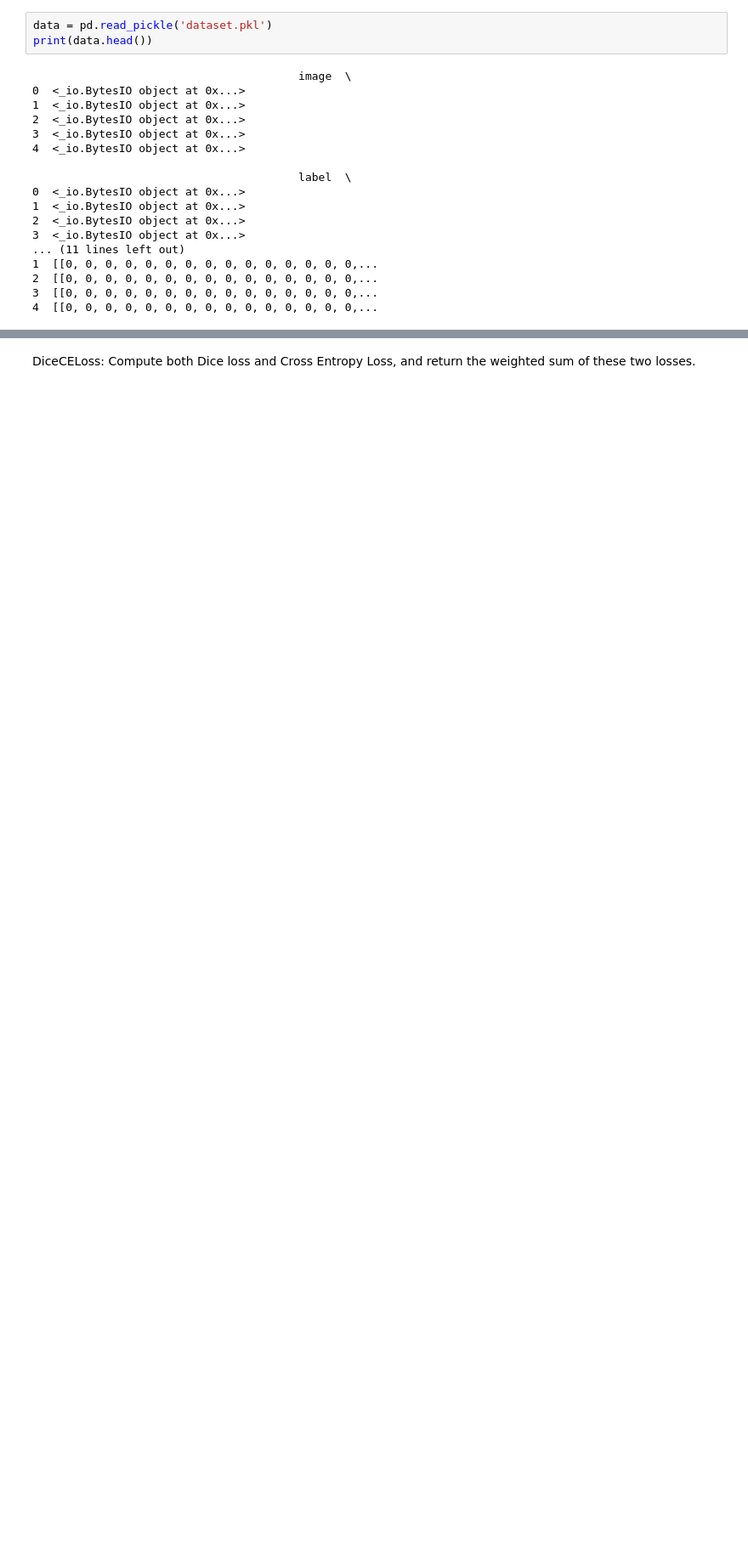
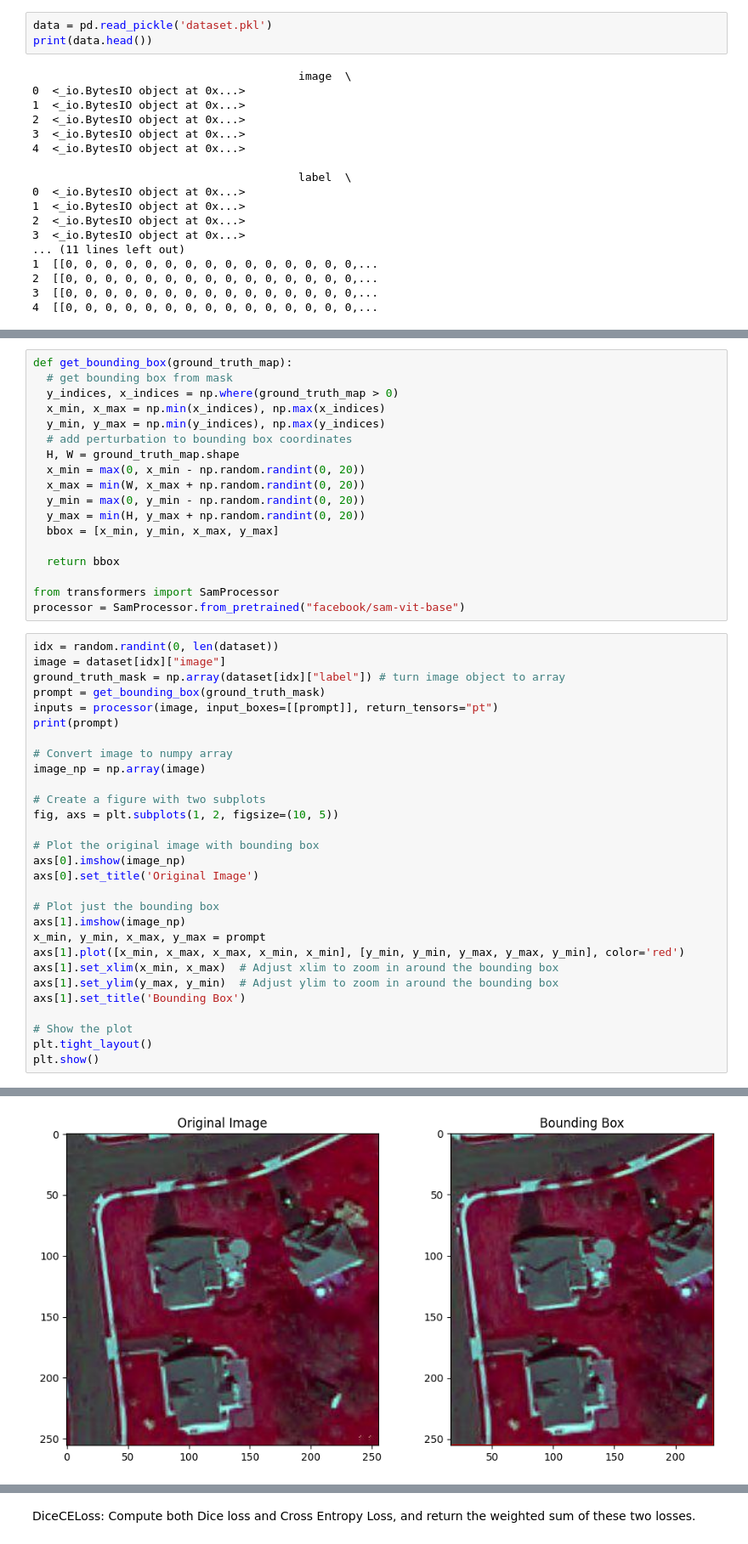
Before and after one commit to pengwingokla/MetaAI-segment-anything-model, a Jupyter notebook: finalproj-segment-anything-model/notebooks/stream.ipynb, the cells around one changed output, grey strips where cells are left out. Shown at 85% size. Saved outputs shown, nothing was run; the diff lists cells and outputs as text; blank space fills up the shorter version.

```diff
--- a/finalproj-segment-anything-model/notebooks/stream.ipynb
+++ b/finalproj-segment-anything-model/notebooks/stream.ipynb
@@ -219,0 +205,48 @@ plt.show()
+# %%
+def get_bounding_box(ground_truth_map):
+  # get bounding box from mask
+  y_indices, x_indices = np.where(ground_truth_map > 0)
+  x_min, x_max = np.min(x_indices), np.max(x_indices)
+  y_min, y_max = np.min(y_indices), np.max(y_indices)
+  # add perturbation to bounding box coordinates
+  H, W = ground_truth_map.shape
+  x_min = max(0, x_min - np.random.randint(0, 20))
+  x_max = min(W, x_max + np.random.randint(0, 20))
+  y_min = max(0, y_min - np.random.randint(0, 20))
+  y_max = min(H, y_max + np.random.randint(0, 20))
+  bbox = [x_min, y_min, x_max, y_max]
+
+  return bbox
+
+from transformers import SamProcessor
+processor = SamProcessor.from_pretrained("facebook/sam-vit-base")
+# %%
+idx = random.randint(0, len(dataset))
+image = dataset[idx]["image"]
+ground_truth_mask = np.array(dataset[idx]["label"]) # turn image object to array
+prompt = get_bounding_box(ground_truth_mask)
+inputs = processor(image, input_boxes=[[prompt]], return_tensors="pt")
+print(prompt)
+
+# Convert image to numpy array
+image_np = np.array(image)
+
+# Create a figure with two subplots
+fig, axs = plt.subplots(1, 2, figsize=(10, 5))
+
+# Plot the original image with bounding box
+axs[0].imshow(image_np)
+axs[0].set_title('Original Image')
+
+# Plot just the bounding box
+axs[1].imshow(image_np)
+x_min, y_min, x_max, y_max = prompt
+axs[1].plot([x_min, x_max, x_max, x_min, x_min], [y_min, y_min, y_max, y_max, y_min], color='red')
+axs[1].set_xlim(x_min, x_max)  # Adjust xlim to zoom in around the bounding box
+axs[1].set_ylim(y_max, y_min)  # Adjust ylim to zoom in around the bounding box
+axs[1].set_title('Bounding Box')
+
+# Show the plot
+plt.tight_layout()
+plt.show()
+# %% [output]
@@ -219,0 +254 @@ plt.show()
+[figure, added]
```
Also changed, not shown: parts of 42 cells of this notebook.
